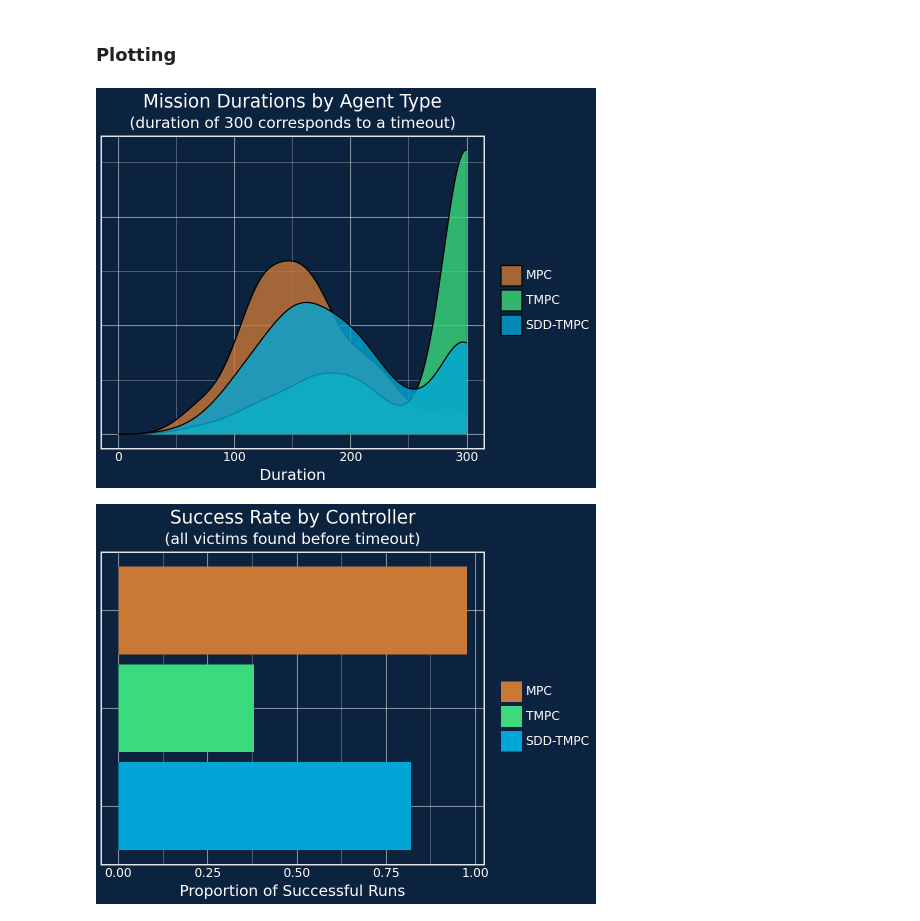
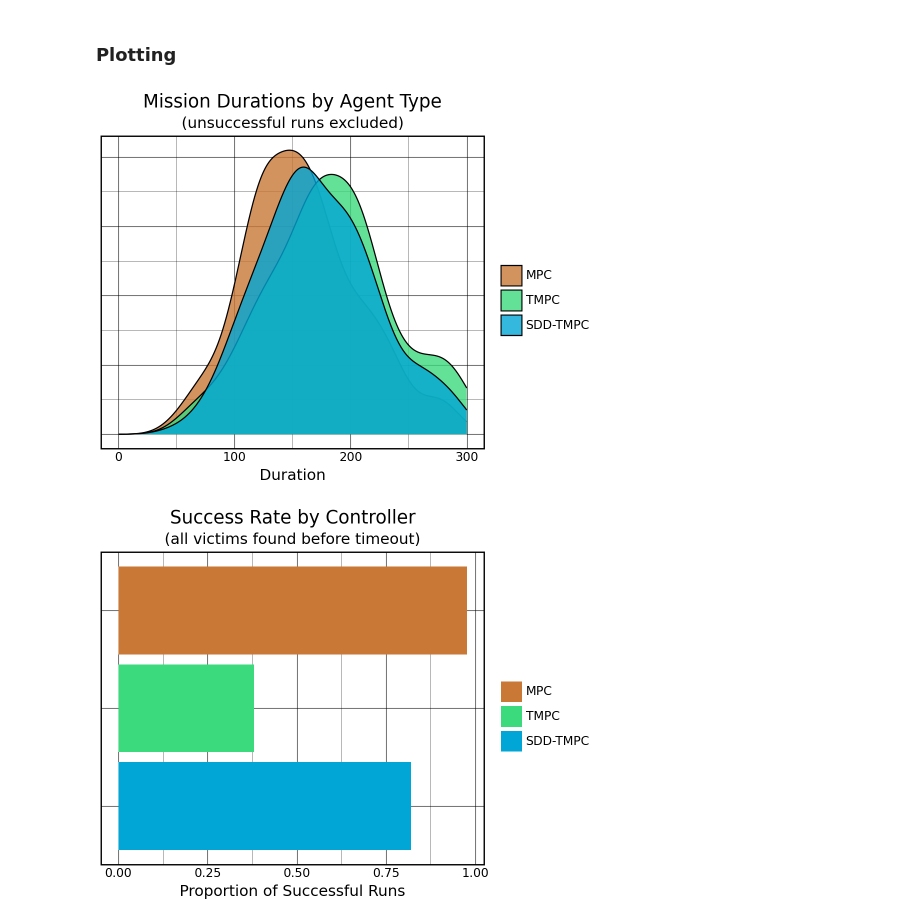
Before and after one commit to svenschoonebeek/Perception-Aware-Search-and-Rescue, a Jupyter notebook: src/processing_nico.ipynb, the cells around one changed output. Saved outputs shown, nothing was run; the diff lists cells and outputs as text; code cells hidden in the pictures.

```diff
--- a/src/processing_nico.ipynb
+++ b/src/processing_nico.ipynb
@@ -26,22 +26,32 @@ order = CategoricalDtype(
 )
 data['type'] = data['type'].astype(order)
 
+blank = '#00000000'
+
+# back = '#0C2340'
+# lines = '#F0F0F0'
+# text = '#FFFFFF'
+back = '#FFFFFF'
+lines = '#000000'
+text = '#000000'
+
+
 def theme_poster(fig_size: tuple[int, int]):
     return theme(
         figure_size=fig_size,
-        text=element_text(colour='white'),
+        text=element_text(colour=text),
 
         legend_background=element_blank(),
         legend_position='right',
 
-        panel_background=element_rect(fill="#00000000"),
-        panel_border=element_rect(colour='#F0F0F0'),
-        plot_background=element_rect(fill="#0C2340", colour='#00000000'),
-        strip_background=element_rect(fill="#00000000", colour='#00000000'),
+        panel_background=element_rect(fill=blank),
+        panel_border=element_rect(colour=lines),
+        plot_background=element_rect(fill=back, colour=blank),
+        strip_background=element_rect(fill=blank, colour=blank),
 
         axis_ticks_major=element_blank(),
-        panel_grid_major=element_line(size=0.4, colour='#F0F0F0'),
-        panel_grid_minor=element_line(size=0.2, colour='#F0F0F0'),
+        panel_grid_major=element_line(size=0.4, colour=lines),
+        panel_grid_minor=element_line(size=0.2, colour=lines),
     )
 # %% [markdown]
 # Collisions
@@ -75,7 +85,7 @@ collisions = collisions.melt(id_vars='type', value_name='collisions', value_vars
 
 ### Data Handling
 # %%
-runtimes = data[['outcome', 'duration', 'type']]
+runtimes = data[['outcome', 'duration', 'type']][data['outcome']=='SUCCESS']
 runtimes.columns = ['Outcome', 'Duration', 'type']
 
 success = runtimes[runtimes['Outcome']=='SUCCESS'].groupby(['type', 'Outcome']).count().reset_index()
@@ -85,19 +95,33 @@ success['Duration'] /= mpc.shape[0]
 # %%
 (
     ggplot(runtimes, aes(x='Duration', fill='type'))
            + geom_density(kernel='gaussian', position='identity', alpha=0.8)
-           + labs(x='Duration', y='', title='Mission Durations by Agent Type', subtitle='(duration of 300 corresponds to a timeout)', fill='')
+           + labs(x='Duration', y='', title='Mission Durations by Agent Type', subtitle='(unsuccessful runs excluded)', fill='')
            + scale_fill_manual(values=["#C97836", "#3BDA7D", "#01A6D6"])
            + scale_x_continuous(limits=(0, 300))
            + theme_poster((5, 4))
            + theme(plot_title=element_text(ha='center'),
                    plot_subtitle=element_text(ha='center'),
                    axis_text_y=element_blank(),
                    axis_ticks_y=element_blank()
            )
 )
+
+# (
+#     ggplot(runtimes, aes(x='Duration', fill='type'))
+#            + geom_histogram(bins=25, position='identity', alpha=0.8)
+#            + labs(x='Duration', title='Mission Durations by Agent Type', subtitle='(duration of 300 corresponds to a timeout)', fill='')
+#            + scale_fill_manual(values=["#C97836", "#3BDA7D", "#01A6D6"])
+#         #    + scale_x_continuous(limits=(0, 300))
+#            + theme_poster((5, 4))
+#            + theme(plot_title=element_text(ha='center'),
+#                    plot_subtitle=element_text(ha='center'),
+#                    axis_text_y=element_blank(),
+#                    axis_ticks_y=element_blank()
+#            )
+# )
 # %% [output]
-[figure, old version]
+[figure, new version]
 # %%
 (
     ggplot(success, aes(x='type', y='Duration', fill='type'))
@@ -110,4 +134,4 @@ success['Duration'] /= mpc.shape[0]
            + theme(plot_title=element_text(ha='center'), plot_subtitle=element_text(ha='center'), axis_text_y=element_blank())
 )
 # %% [output]
-[figure, old version]
+[figure, new version]
```
Also changed, not shown: parts of 1 cell of this notebook.
